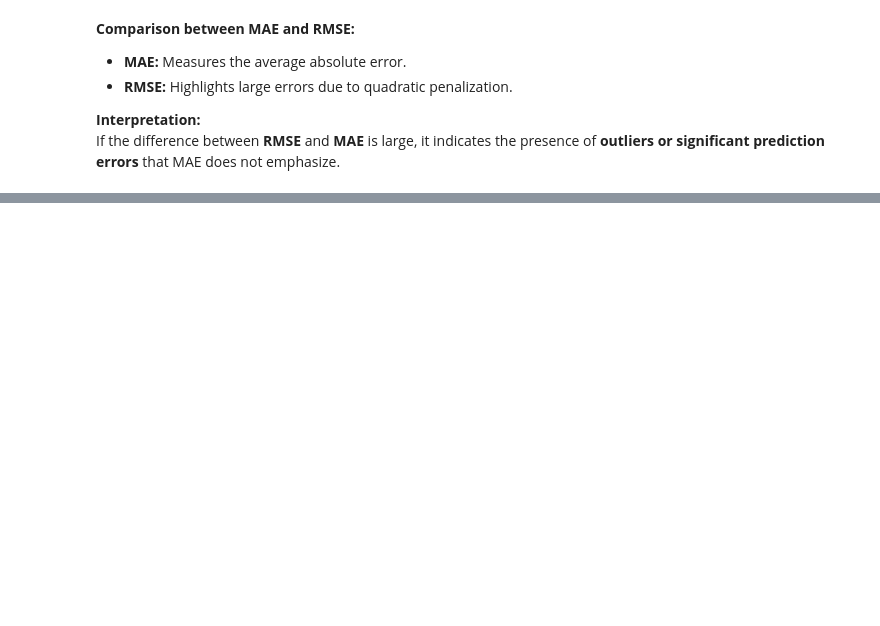
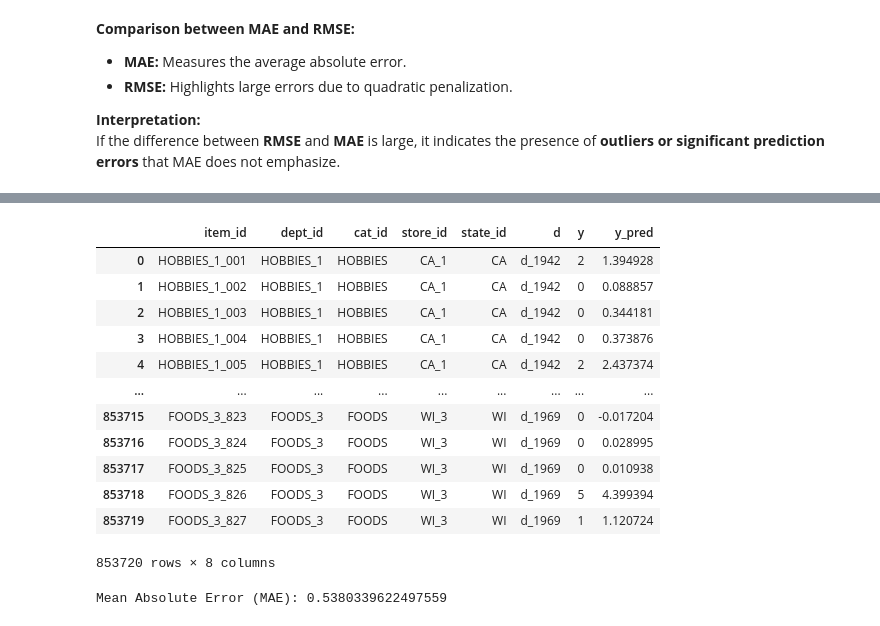
Before and after one commit to leandrobmarinho/DS-CaseStudy-SalesForecast, a Jupyter notebook: notebooks/pipeline_forecasting.ipynb, the cells around one changed output, grey strips where cells are left out. Cells and saved outputs as stored; diff of their text form; code cells hidden in the pictures; blank space fills up the shorter version.

```diff
--- a/notebooks/pipeline_forecasting.ipynb
+++ b/notebooks/pipeline_forecasting.ipynb
@@ -351,0 +353,6 @@ If the difference between **RMSE** and **MAE** is large, it indicates the presen
+# %%
+# Load the data and the trained model
+train_df = pd.read_parquet('../data/train.snap.parquet')
+test_df = pd.read_parquet('../data/test.snap.parquet')
+# test_df.info()
+model = joblib.load('../models/xgb_model.pkl')
@@ -351,0 +475,23 @@ If the difference between **RMSE** and **MAE** is large, it indicates the presen
+# %%
+df_merged = pd.merge(test, data[['item_id', 'store_id', 'd', 'y_pred']], on=['item_id', 'store_id', 'd'], how='left')
+df_merged.reset_index(drop=True, inplace=True)
+df_merged
+# %% [output]
+|  | item_id | dept_id | cat_id | store_id | state_id | d | y | y_pred |
+| 0 | HOBBIES_1_001 | HOBBIES_1 | HOBBIES | CA_1 | CA | d_1942 | 2 | 1.394928 |
+| 1 | HOBBIES_1_002 | HOBBIES_1 | HOBBIES | CA_1 | CA | d_1942 | 0 | 0.088857 |
+| 2 | HOBBIES_1_003 | HOBBIES_1 | HOBBIES | CA_1 | CA | d_1942 | 0 | 0.344181 |
+| 3 | HOBBIES_1_004 | HOBBIES_1 | HOBBIES | CA_1 | CA | d_1942 | 0 | 0.373876 |
+| 4 | HOBBIES_1_005 | HOBBIES_1 | HOBBIES | CA_1 | CA | d_1942 | 2 | 2.437374 |
+| ... | ... | ... | ... | ... | ... | ... | ... | ... |
+| 853715 | FOODS_3_823 | FOODS_3 | FOODS | WI_3 | WI | d_1969 | 0 | -0.017204 |
+| 853716 | FOODS_3_824 | FOODS_3 | FOODS | WI_3 | WI | d_1969 | 0 | 0.028995 |
+| 853717 | FOODS_3_825 | FOODS_3 | FOODS | WI_3 | WI | d_1969 | 0 | 0.010938 |
+| 853718 | FOODS_3_826 | FOODS_3 | FOODS | WI_3 | WI | d_1969 | 5 | 4.399394 |
+| 853719 | FOODS_3_827 | FOODS_3 | FOODS | WI_3 | WI | d_1969 | 1 | 1.120724 |
+853720 rows × 8 columns
+# %%
+mae = mean_absolute_error(df_merged['y'], df_merged['y_pred'])
+print(f'Mean Absolute Error (MAE): {mae}')
+# %% [output]
+Mean Absolute Error (MAE): 0.5380339622497559
```
Also changed, not shown: parts of 20 cells of this notebook, 2 other files.
